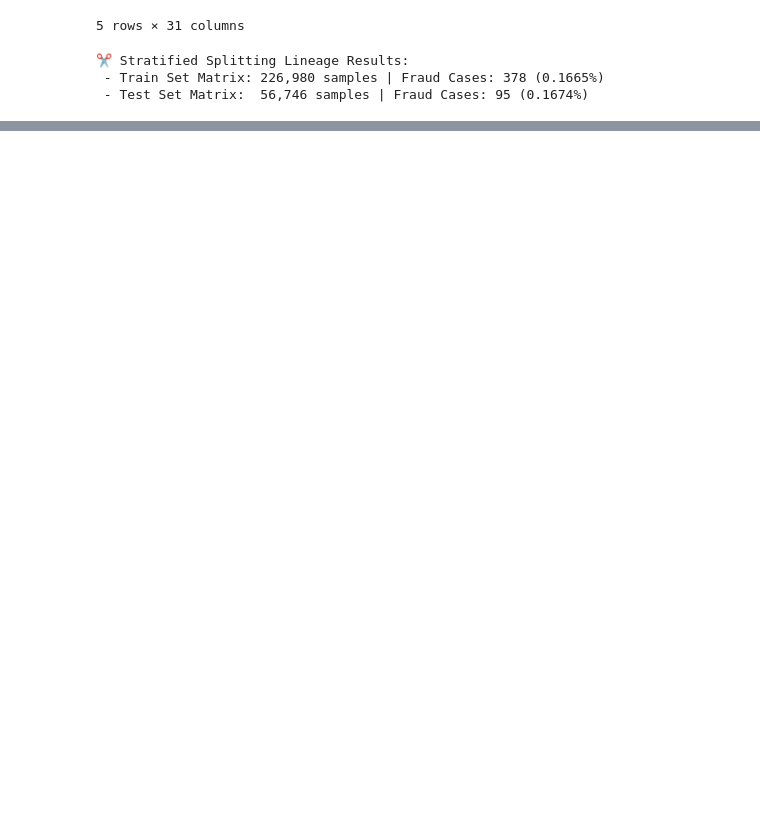
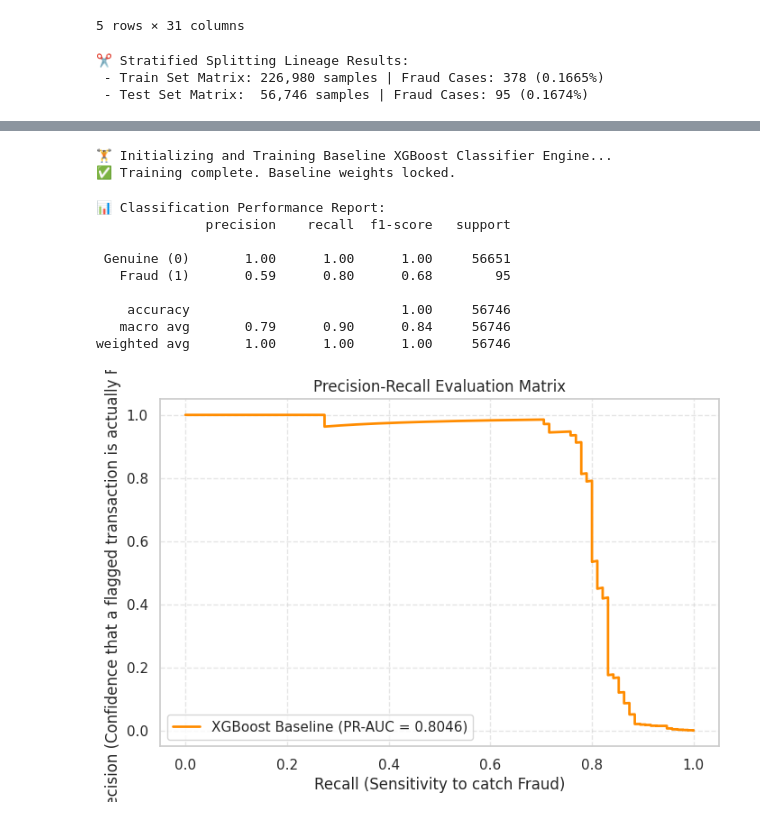
Before and after one commit to SatyaIFD/mlops-governance-reference, a Jupyter notebook: project-1-credit-card-fraud/notebooks/02_model_experimentation.ipynb, the cells around one changed output, grey strips where cells are left out. Cells and saved outputs as stored; diff of their text form; code cells hidden in the pictures; blank space fills up the shorter version.

Commit message:
implement model experimentation notebook with stratified data splits and pr-auc analysis

```diff
--- a/project-1-credit-card-fraud/notebooks/02_model_experimentation.ipynb
+++ b/project-1-credit-card-fraud/notebooks/02_model_experimentation.ipynb
@@ -58,0 +78,52 @@ print(f" - Test Set Matrix:  {X_test.shape[0]:,} samples | Fraud Cases: {y_test.
+# %%
+print("🏋️ Initializing and Training Baseline XGBoost Classifier Engine...")
+
+# Configure baseline model hyperparameters
+xgb_model = xgb.XGBClassifier(
+    objective="binary:logistic",
+    eval_metric="aucpr",  # Area Under Precision-Recall is optimal for highly imbalanced fraud tasks
+    scale_pos_weight=scale_weight,
+    max_depth=5,
+    learning_rate=0.1,
+    n_estimators=100,
+    random_state=42
+)
+
+# Fit model
+xgb_model.fit(X_train, y_train)
+print("✅ Training complete. Baseline weights locked.")
+# %% [output]
+🏋️ Initializing and Training Baseline XGBoost Classifier Engine...
+✅ Training complete. Baseline weights locked.
+# %%
+# Generate prediction states and probability matrices
+y_pred = xgb_model.predict(X_test)
+y_prob = xgb_model.predict_proba(X_test)[:, 1]
+
+print("📊 Classification Performance Report:")
+print(classification_report(y_test, y_pred, target_names=["Genuine (0)", "Fraud (1)"]))
+
+# Generate the Precision-Recall curve vectors
+precision, recall, _ = precision_recall_curve(y_test, y_prob)
+pr_auc = auc(recall, precision)
+
+# Plot Precision-Recall Curve (The golden governance standard for fraud evaluation)
+plt.figure(figsize=(8, 5))
+plt.plot(recall, precision, label=f'XGBoost Baseline (PR-AUC = {pr_auc:.4f})', color='darkorange', lw=2)
+plt.xlabel('Recall (Sensitivity to catch Fraud)')
+plt.ylabel('Precision (Confidence that a flagged transaction is actually Fraud)')
+plt.title('Precision-Recall Evaluation Matrix')
+plt.legend(loc='lower left')
+plt.grid(True, linestyle='--', alpha=0.5)
+plt.show()
+# %% [output]
+📊 Classification Performance Report:
+              precision    recall  f1-score   support
+
+ Genuine (0)       1.00      1.00      1.00     56651
+   Fraud (1)       0.59      0.80      0.68        95
+
+    accuracy                           1.00     56746
+   macro avg       0.79      0.90      0.84     56746
+weighted avg       1.00      1.00      1.00     56746
+[figure, added]
```
Also changed, not shown: parts of 1 cell of this notebook.
